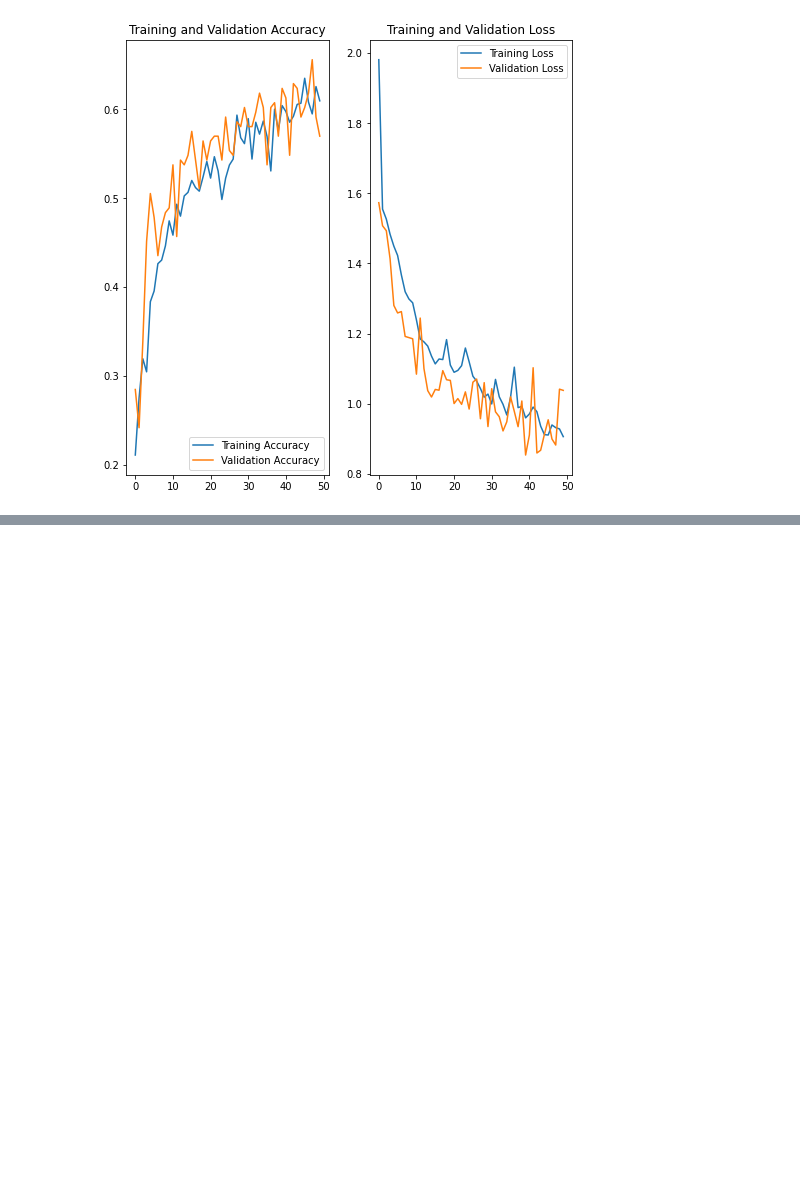
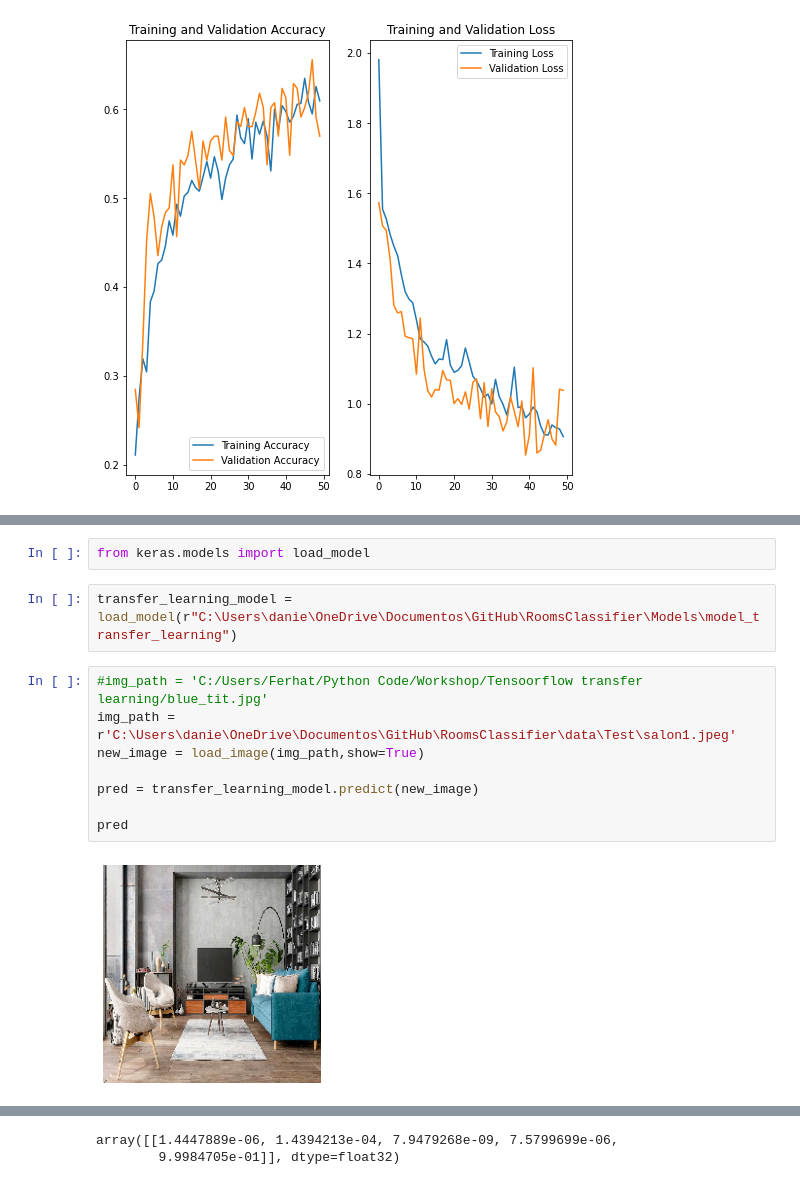
Before and after one commit to Panatore/RoomsClassifier, a Jupyter notebook: TFM.ipynb, the cells around one changed output, grey strips where cells are left out. Cells and saved outputs as stored; diff of their text form; blank space fills up the shorter version.

```diff
--- a/TFM.ipynb
+++ b/TFM.ipynb
@@ -325,0 +438,14 @@ ValueError: Found unexpected instance while processing input tensors for keras f
+# %%
+from keras.models import load_model
+# %%
+transfer_learning_model = load_model(r"C:\Users\danie\OneDrive\Documentos\GitHub\RoomsClassifier\Models\model_transfer_learning")
+# %%
+#img_path = 'C:/Users/Ferhat/Python Code/Workshop/Tensoorflow transfer learning/blue_tit.jpg'
+img_path = r'C:\Users\danie\OneDrive\Documentos\GitHub\RoomsClassifier\data\Test\salon1.jpeg'
+new_image = load_image(img_path,show=True)
+
+pred = transfer_learning_model.predict(new_image)
+
+pred
+# %% [output]
+[figure, added]
@@ -325,0 +453,2 @@ ValueError: Found unexpected instance while processing input tensors for keras f
+array([[1.4447889e-06, 1.4394213e-04, 7.9479268e-09, 7.5799699e-06,
+        9.9984705e-01]], dtype=float32)
```
Also changed, not shown: parts of 17 cells of this notebook, 4 other files.
